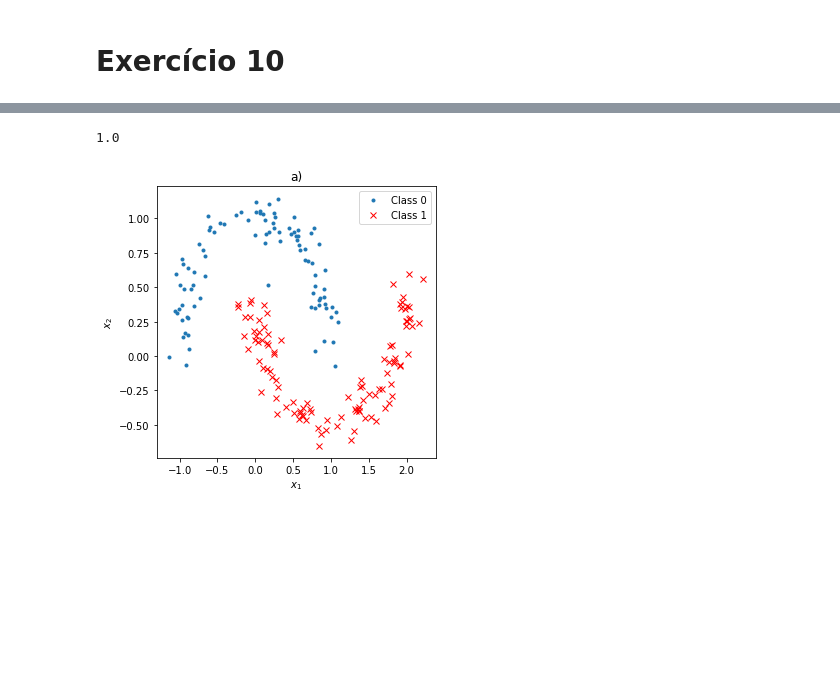
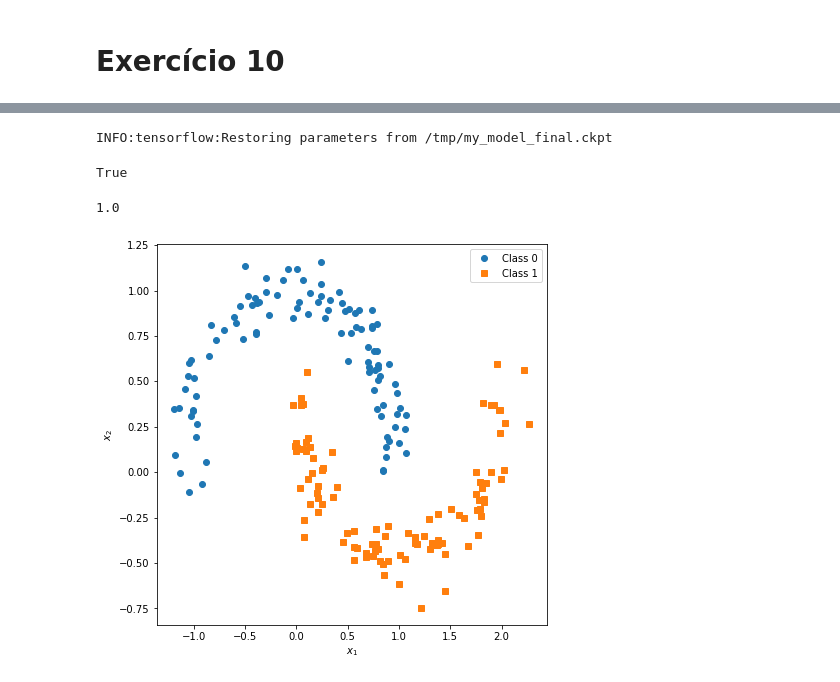
Before and after one commit to phvilela87/AI-Python, a Jupyter notebook: lista_de_exercicios/lista10/Ex_10.ipynb, the cells around one changed output, grey strips where cells are left out. Cells and saved outputs as stored; diff of their text form; code cells hidden in the pictures; blank space fills up the shorter version.

```diff
--- a/lista_de_exercicios/lista10/Ex_10.ipynb
+++ b/lista_de_exercicios/lista10/Ex_10.ipynb
@@ -39,2 +57,15 @@ def random_batch(X_train, y_train, batch_size):
+# %%
+def select_random_batch(X, y):
+    #Take Training data and Batch size as input
+    random_index = np.random.randint(N)
+    X_i = X[random_index:random_index+1]
+    y_i = y[random_index:random_index+1]
+    return X_i, y_i
+
+# to make this notebook's output stable across runs
+def reset_graph(seed=42):
+    tf.reset_default_graph()
+    tf.set_random_seed(seed)
+    np.random.seed(seed)
 # %%
 reset_graph()
@@ -45,11 +71,0 @@ X, y = make_moons(N, noise=0.1, random_state=42)
-# %%
-# Split array into random train and test subsets.
-x_train, x_test, y_train, y_test = train_test_split(X, y, test_size=0.2, random_state=23)
-
-x_test_original = x_test
-
-y_test_original = y_test
-
-x_train = np.c_[np.ones((len(y_train), 1)), x_train, x_train**2, x_train**3]
-
-x_test = np.c_[np.ones((len(y_test), 1)), x_test, x_test**2, x_test**3]
@@ -181,3 +140,12 @@ Epoch: 10000    Loss: 0.022497492
+# %%
+with tf.Session() as sess:
+    saver.restore(sess, "/tmp/my_model_final.ckpt")
+    best_theta_restored = theta.eval()
+
+np.allclose(best_theta, best_theta_restored)
+# %% [output]
+INFO:tensorflow:Restoring parameters from /tmp/my_model_final.ckpt
+True
 # %%
 y_pred = (y_proba_val >= 0.5)
 # %%
@@ -185,18 +153,18 @@ print(precision_score(y_test, y_pred))
 # %% [output]
 1.0
-# %%
-y_pred = y_pred.reshape(-1)
 # %%
-idx0 = np.argwhere(y_pred == False)
-idx1 = np.argwhere(y_pred == True)
+y_pred_idx = y_pred.reshape(-1)
 
-fig = plt.figure(figsize=(5,5))
-plt.plot(x_test_original[idx0,0], x_test_original[idx0,1], '.', label='Class 0')
-plt.plot(x_test_original[idx1,0], x_test_original[idx1,1], 'rx', label='Class 1')
+idx0 = np.argwhere(y_pred_idx == 0)
+idx1 = np.argwhere(y_pred_idx == 1)
+
+fig = plt.figure(figsize=(7,7))
+plt.plot(x_test[idx0,0], x_test[idx0,1], 'o', label='Class 0')
+plt.plot(x_test[idx1,0], x_test[idx1,1], 's', label='Class 1')
 plt.xlabel('$x_1$')
 plt.ylabel('$x_2$')
-plt.title('a)')
 plt.legend()
+plt.savefig('distribution_of_classes_for_train_set', dpi=600)
 plt.show()
 # %% [output]
-[figure, old version]
+[figure, new version]
```
Also changed, not shown: parts of 17 cells of this notebook, 5 other files.
